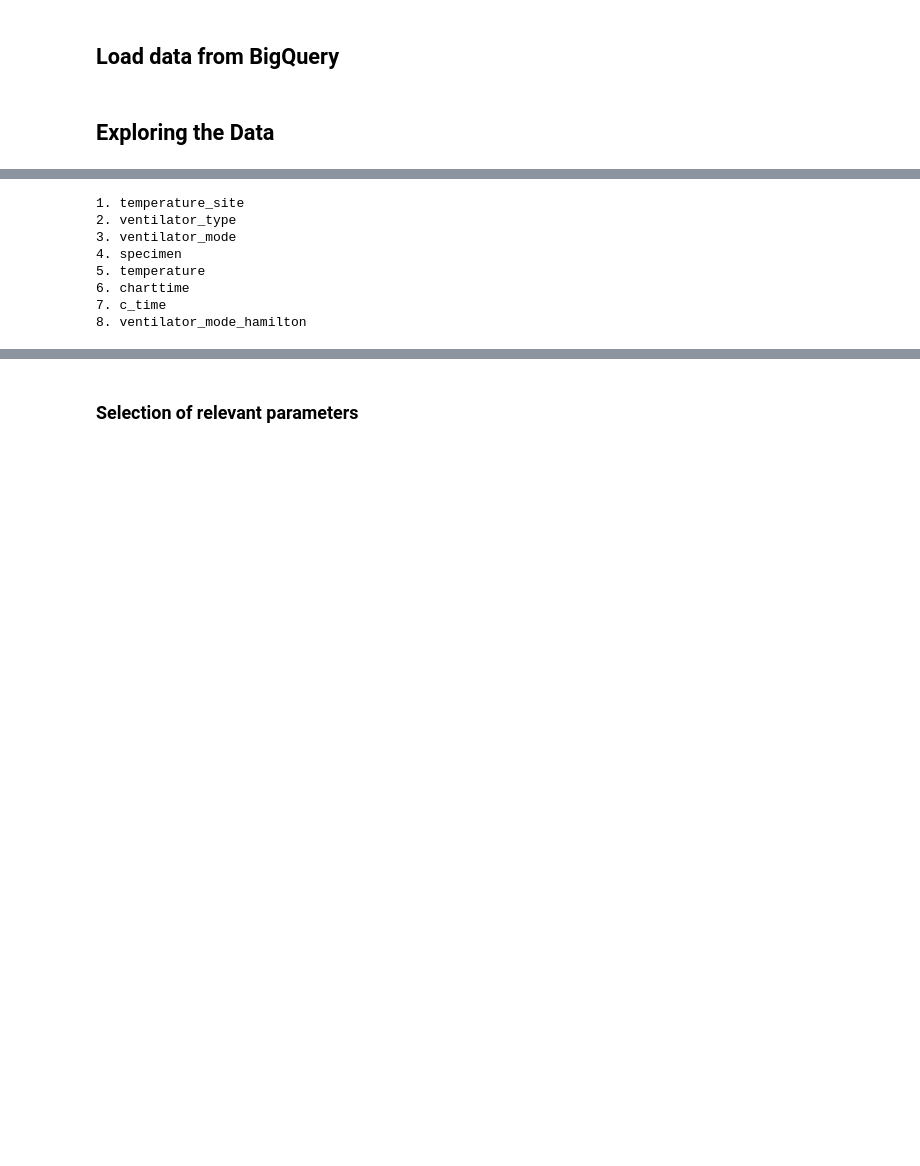
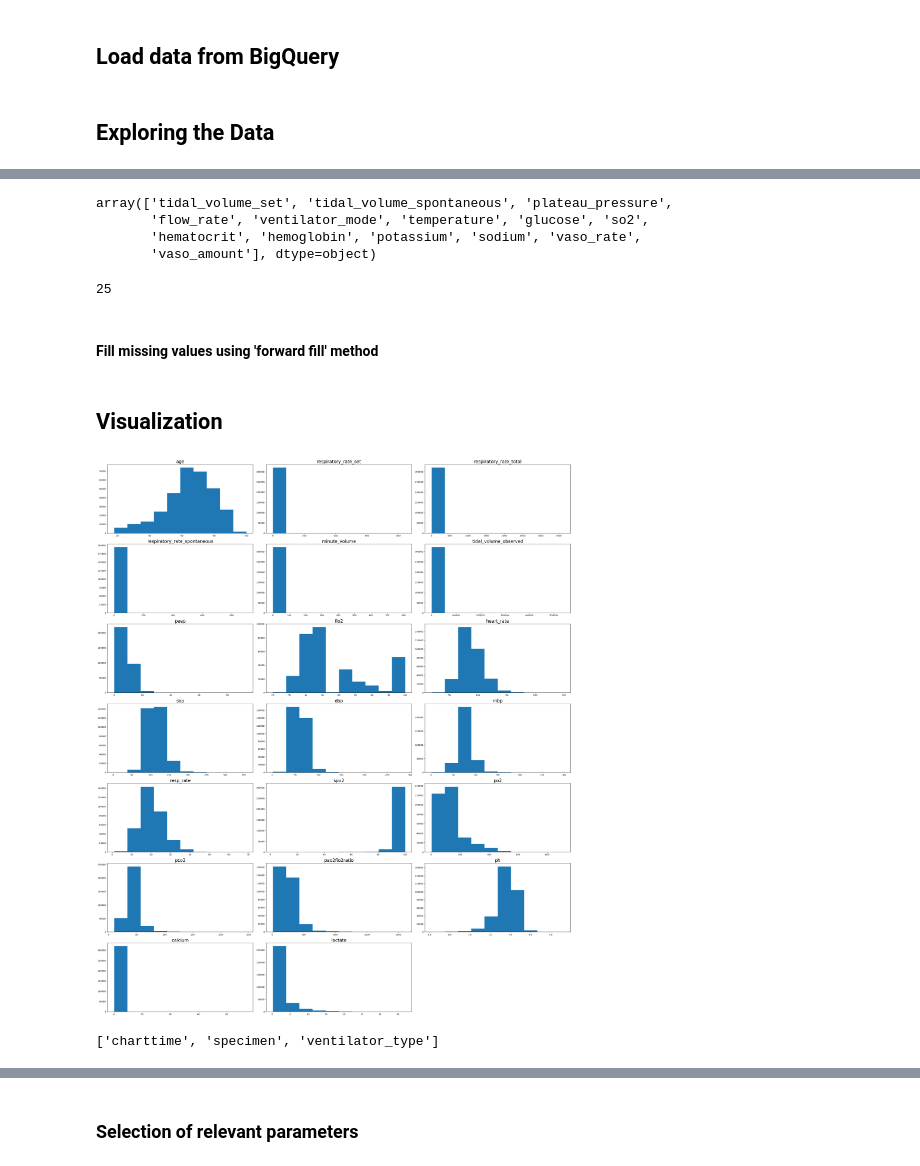
Before and after one commit to gokullan/early-ARDS-prediction, a Jupyter notebook: Early_Prediction_of_ARDS.ipynb, the cells around one changed output, grey strips where cells are left out. Cells and saved outputs as stored; diff of their text form; code cells hidden in the pictures; blank space fills up the shorter version.

```diff
--- a/Early_Prediction_of_ARDS.ipynb
+++ b/Early_Prediction_of_ARDS.ipynb
@@ -54,0 +69,5 @@ def plot
+# %%
+null_data = dataset.isna().sum()
+# store the count of null values for each parameter
+null_data = pd.DataFrame({'Parameter': null_data.index, 'Count': null_data.values})
+null_data
@@ -55,16 +113,46 @@ def plot
+# %%
+cols_to_drop
+# %% [output]
+array(['tidal_volume_set', 'tidal_volume_spontaneous', 'plateau_pressure',
+       'flow_rate', 'ventilator_mode', 'temperature', 'glucose', 'so2',
+       'hematocrit', 'hemoglobin', 'potassium', 'sodium', 'vaso_rate',
+       'vaso_amount'], dtype=object)
+# %%
+len(dataset.columns)
+# %% [output]
+25
+# %% [markdown]
+#### Fill missing values using 'forward fill' method
+# %%
+dataset = dataset.fillna(method='ffill')
+# %% [markdown]
+## Visualization
+# %%
+def display_numeric_cols_freq(cols):
+  n = len(cols)
+  rows = math.ceil(n / 3)
+  plot_count = 1
+  plt.figure(figsize=(30, 5 * rows))
+  for idx in range(n):
+    if cols[idx] == 'hadm_id' or cols[idx] == 'stay_id':
+      continue
+    data = dataset[cols[idx]].dropna().values
+    counts, bins = np.histogram(data)
+    plt.subplot(rows, 3, plot_count)
+    plt.hist(bins[:-1], bins, weights=counts)
+    plt.title(cols[idx], fontsize=20)
+    plot_count += 1
+  plt.tight_layout()
+
+display_numeric_cols_freq(dataset._get_numeric_data().columns)
+# %% [output]
+[figure, added]
 # %%
 def get_categorical_cols(all_cols):
   num_cols = dataset._get_numeric_data().columns
   categorical = list(set(all_cols) - set(num_cols))
   return categorical
 
-display_col_names(get_categorical_cols(columns))
+get_categorical_cols(dataset.columns)
 # %% [output]
-1. temperature_site
-2. ventilator_type
-3. ventilator_mode
-4. specimen
-5. temperature
-6. charttime
-7. c_time
-8. ventilator_mode_hamilton
+['charttime', 'specimen', 'ventilator_type']
```
Also changed, not shown: parts of 71 cells of this notebook.
